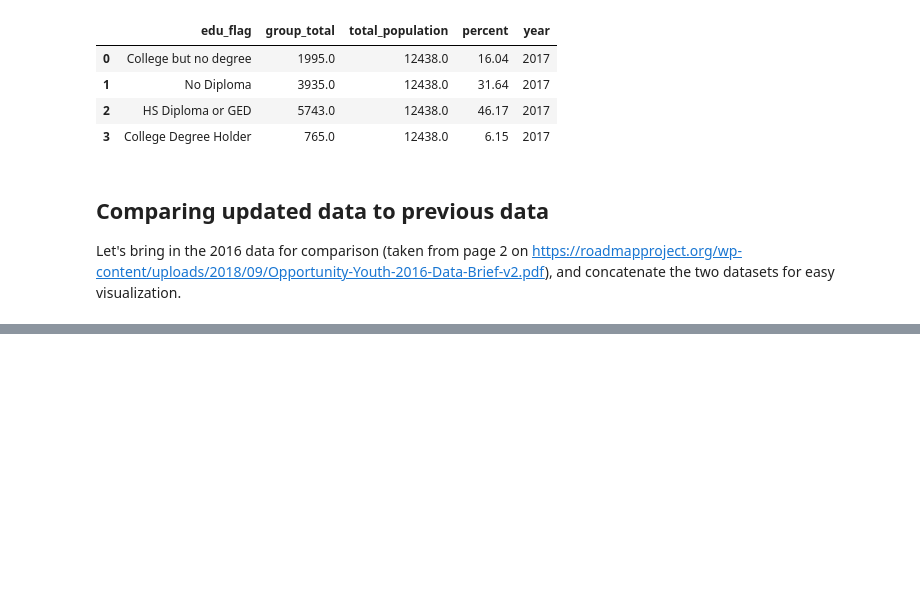
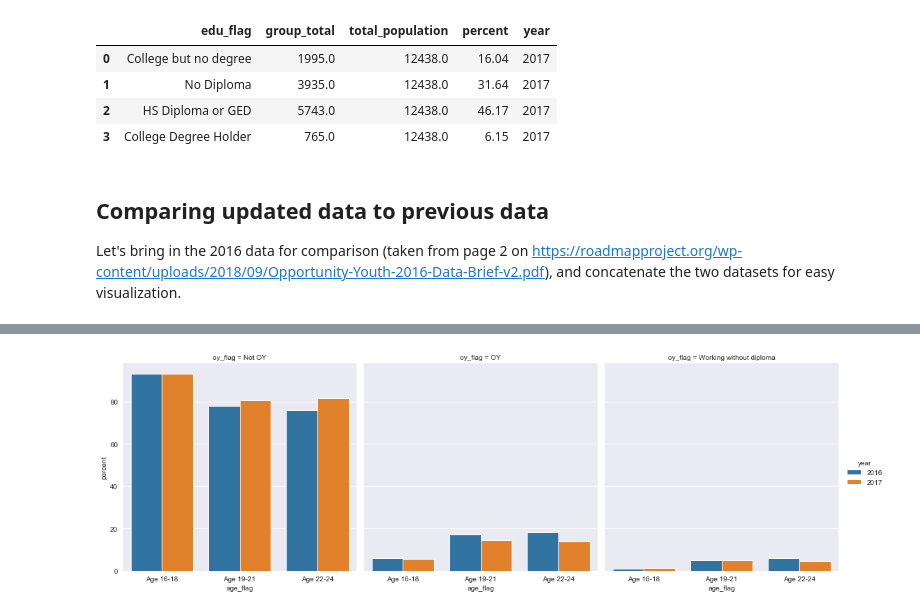
Before and after one commit to cenuno/opportunity_youth, a Jupyter notebook: Opportunity_Youth_Notebook.ipynb, the cells around one changed output, grey strips where cells are left out. Drawn from its saved outputs; the diff is of its cells as text; code cells hidden in the pictures; blank space fills up the shorter version.

```diff
--- a/Opportunity_Youth_Notebook.ipynb
+++ b/Opportunity_Youth_Notebook.ipynb
@@ -222,0 +221,9 @@ sns.barplot(x = 'year',
+# %%
+sns.catplot(x = 'age_flag',
+                 y = 'percent',
+                 hue = 'year',
+                 col = 'oy_flag',
+                 kind = 'bar',
+                 data = youth_population_2016_2017);
+# %% [output]
+[figure, added]
```
Also changed, not shown: parts of 9 cells of this notebook, 1 other file.
